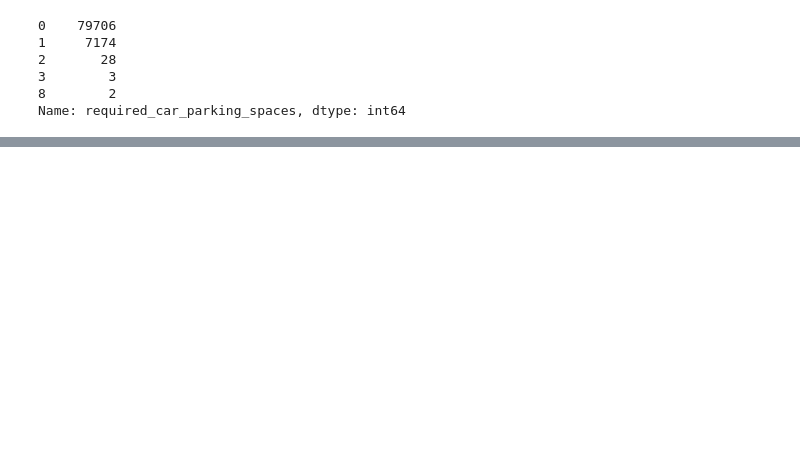
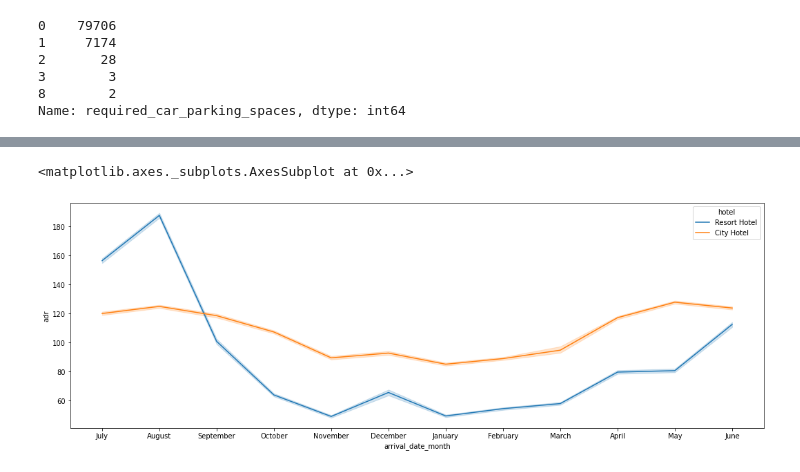
Before and after one commit to DSJibran/Hotel-Booking-EDA-Analysis, a Jupyter notebook: Hotel_Booking_Analysis.ipynb, the cells around one changed output, grey strips where cells are left out. Saved outputs shown, nothing was run; the diff lists cells and outputs as text; code cells hidden in the pictures; blank space fills up the shorter version.

```diff
--- a/Hotel_Booking_Analysis.ipynb
+++ b/Hotel_Booking_Analysis.ipynb
@@ -285,0 +306,7 @@ plt.tight_layout()
+# %%
+# Which months have cheaper booking rates?
+plt.figure(figsize=(18,6))
+sns.lineplot(x='arrival_date_month', y='adr', hue='hotel', data= df)
+# %% [output]
+<matplotlib.axes._subplots.AxesSubplot at 0x...>
+[figure, added]
```
Also changed, not shown: parts of 14 cells of this notebook.
